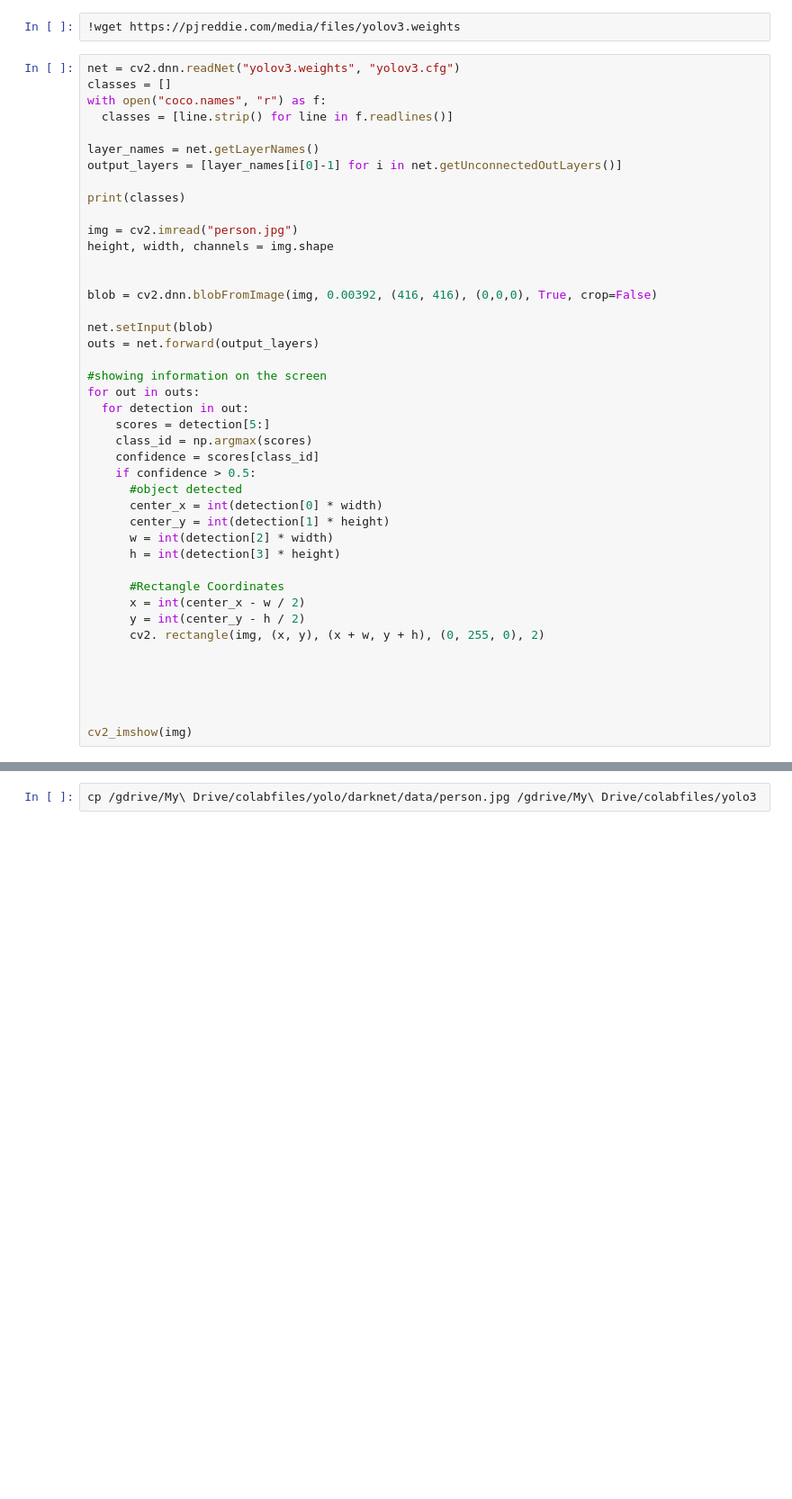
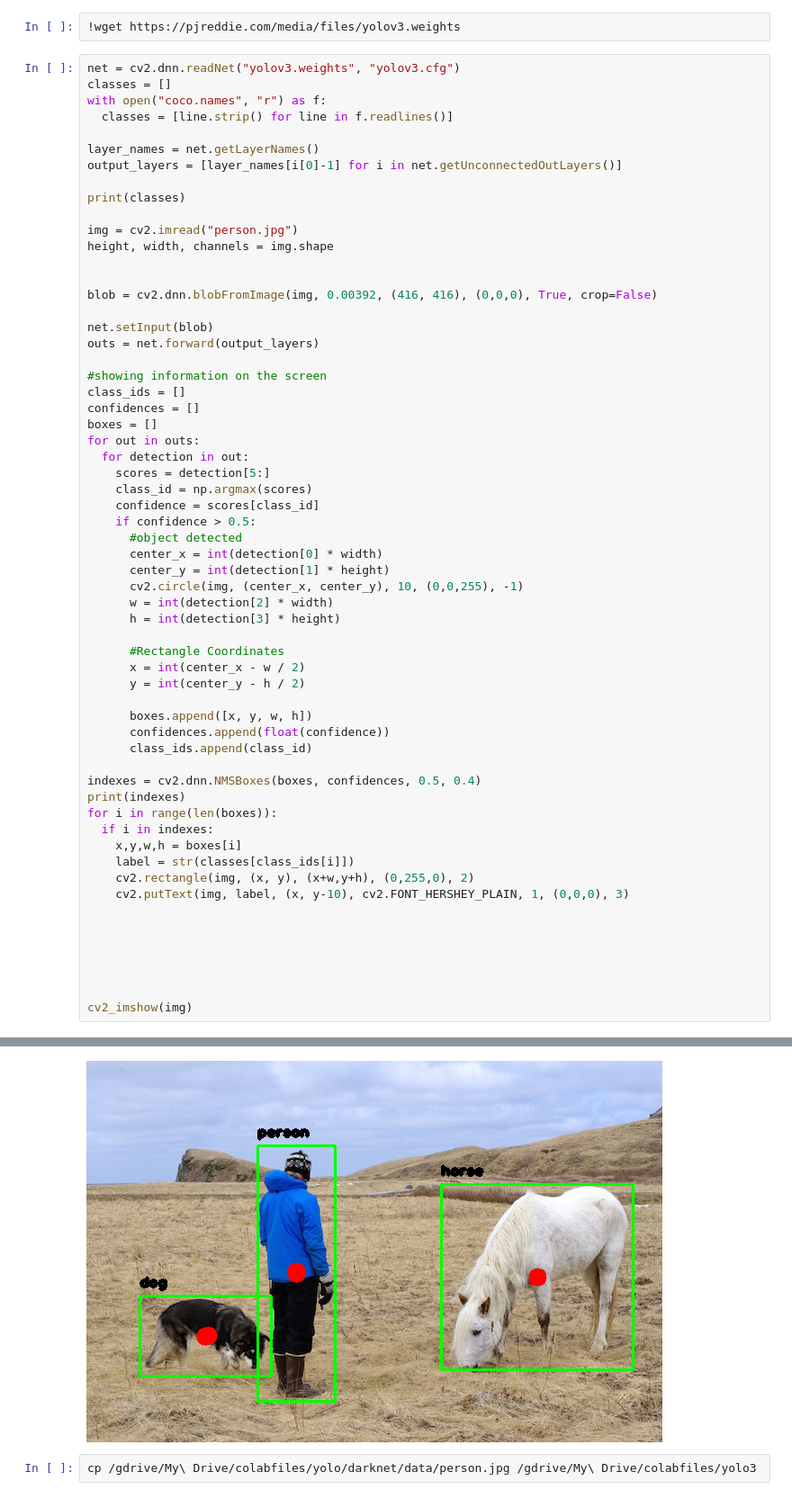
Before and after one commit to emmenets/neuralnetwork, a Jupyter notebook: 190701yolo.ipynb, the cells around one changed output, grey strips where cells are left out. Shown: that part at 90% size. Saved outputs shown, nothing was run; the diff lists cells and outputs as text; blank space fills up the shorter version.

```diff
--- a/190701yolo.ipynb
+++ b/190701yolo.ipynb
@@ -51,6 +51,9 @@ net.setInput(blob)
 outs = net.forward(output_layers)
 
 #showing information on the screen
+class_ids = []
+confidences = []
+boxes = []
 for out in outs:
   for detection in out:
     scores = detection[5:]
@@ -60,16 +63,31 @@ for out in outs:
       #object detected
       center_x = int(detection[0] * width)
       center_y = int(detection[1] * height)
+      cv2.circle(img, (center_x, center_y), 10, (0,0,255), -1)
       w = int(detection[2] * width)
       h = int(detection[3] * height)
 
       #Rectangle Coordinates
       x = int(center_x - w / 2)
       y = int(center_y - h / 2)
-      cv2. rectangle(img, (x, y), (x + w, y + h), (0, 255, 0), 2)
+
+      boxes.append([x, y, w, h])
+      confidences.append(float(confidence))
+      class_ids.append(class_id)
+
+indexes = cv2.dnn.NMSBoxes(boxes, confidences, 0.5, 0.4)
+print(indexes)
+for i in range(len(boxes)):
+  if i in indexes:
+    x,y,w,h = boxes[i]
+    label = str(classes[class_ids[i]])
+    cv2.rectangle(img, (x, y), (x+w,y+h), (0,255,0), 2)
+    cv2.putText(img, label, (x, y-10), cv2.FONT_HERSHEY_PLAIN, 1, (0,0,0), 3)
+
 
 
 
 
 
 cv2_imshow(img)
+# %% [output]
@@ -76,3 +98,4 @@ cv2_imshow(img)
+[figure, added]
 # %%
 cp /gdrive/My\ Drive/colabfiles/yolo/darknet/data/person.jpg /gdrive/My\ Drive/colabfiles/yolo3
 # %%
```
Also changed, not shown: parts of 1 cell of this notebook.
